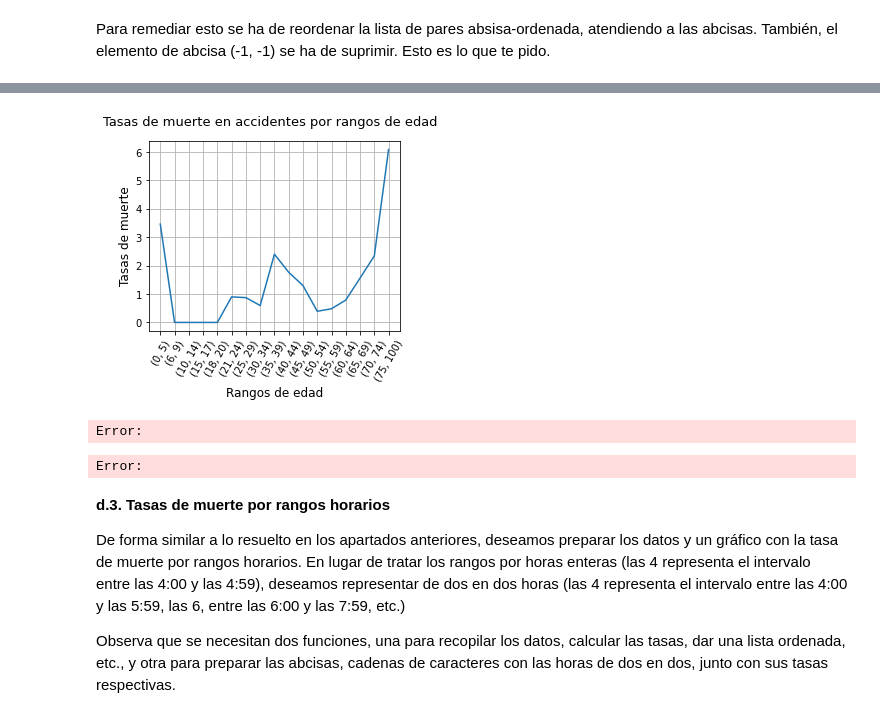
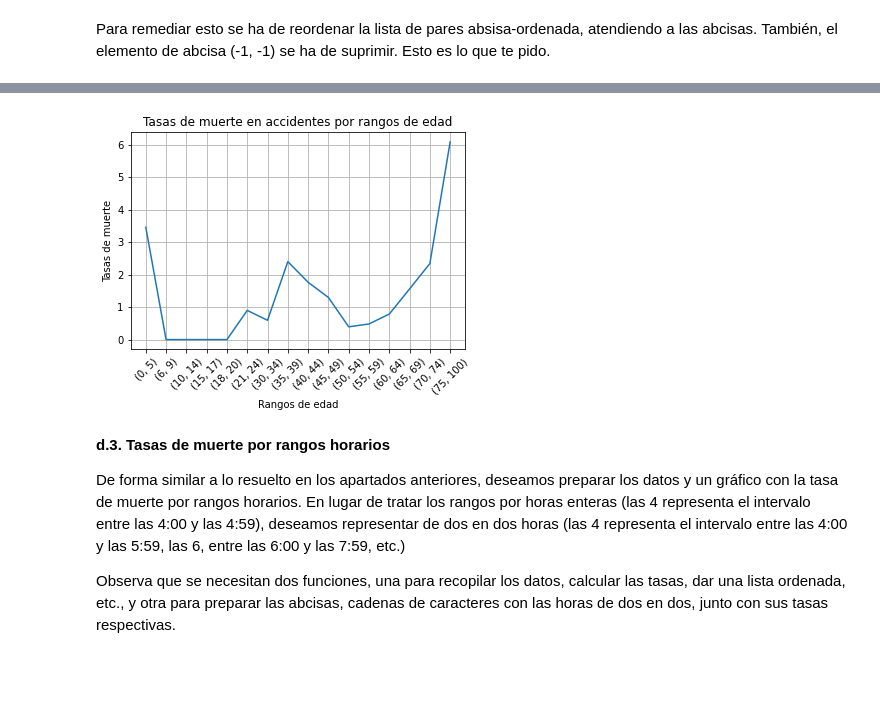
Before and after one commit to esterfb3397/programing-python, a Jupyter notebook: accidentes_en_madrid_esther.ipynb, the cells around one changed output, grey strips where cells are left out. Cells and saved outputs as stored; diff of their text form; code cells hidden in the pictures; blank space fills up the shorter version.

```diff
--- a/accidentes_en_madrid_esther.ipynb
+++ b/accidentes_en_madrid_esther.ipynb
@@ -568,0 +564,6 @@ Error:
+# %%
+#Aquí quitamos la linea correspondiente a (-1,-1)
+tasa_accidentes_mortales_por_mil = tasa_accidentes_mortales_por_mil[1:]
+# %%
+first_data = list(map(lambda x: x[0], tasa_accidentes_mortales_por_mil))
+#first_data = "".join(str(first_data)).strip('[]')
@@ -568,0 +580,3 @@ Error:
+# %%
+for i in first_data:
+    print (i)
@@ -569,11 +601,22 @@ Error:
+# %%
+# Esta celda debe ser completada por el estudiante
+def representar_xxx_yyy1(lista_original,lista_de_str :str):
+    x = list(map(lambda x: x[0], lista_original))
+    y = list(map(lambda x: x[1], lista_original))
+    fig, ax = plt.subplots()
+    ax.plot([str(i) for i in x], y)
+    ax.grid(axis='both')
+
+    plt.xticks(rotation = 45)
+    ax.set_title(lista_de_str[0])
+    ax.set_xlabel(lista_de_str[2])
+    ax.set_ylabel(lista_de_str[1])
 # %%
 # Prueba de funcionamiento:
 
-representar_xxx_yyy(tasa_accidentes_mortales_por_mil, rotulos)
+representar_xxx_yyy1(tasa_accidentes_mortales_por_mil, rotulos)
 # %% [output]
-[figure, old version]
+[figure, new version]
-Error:
-Error:
 # %% [markdown]
 **d.3. Tasas de muerte por rangos horarios**
 
```
Also changed, not shown: parts of 10 cells of this notebook.
